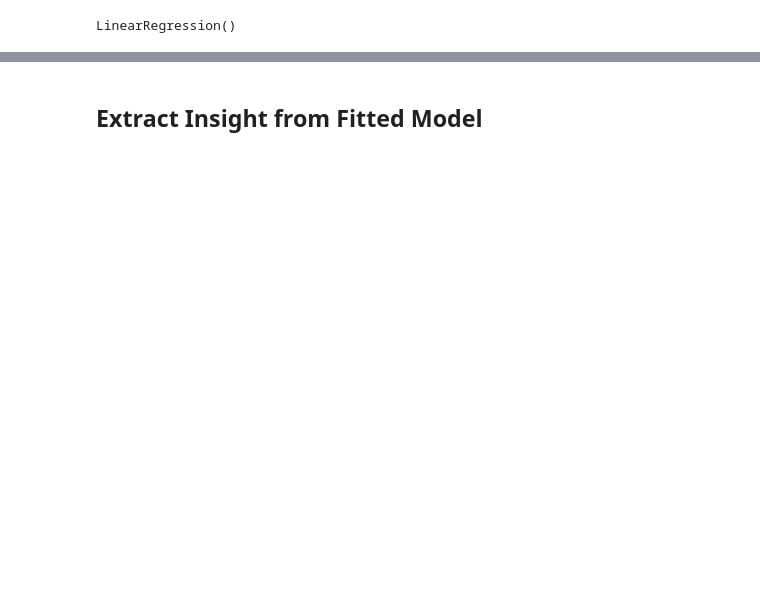
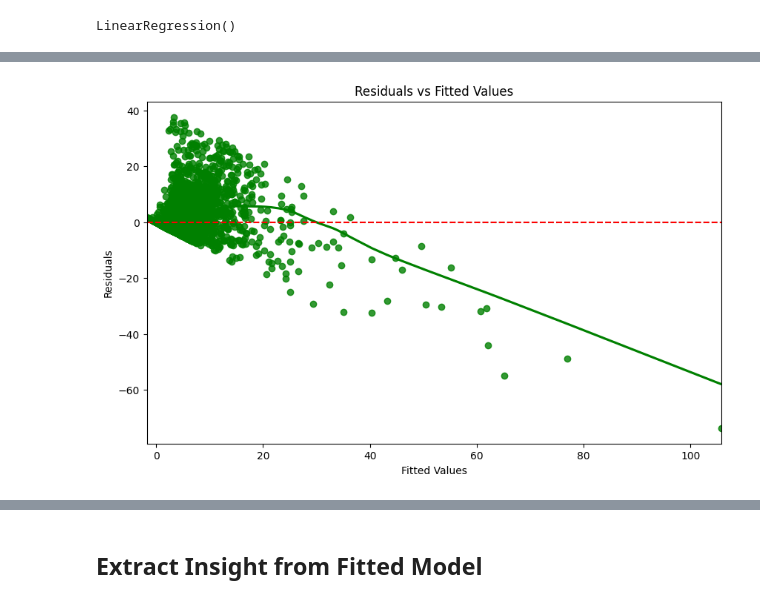
Before and after one commit to kritserv/analyze-how-python-developer-use-github, a Jupyter notebook: data_analysis.ipynb, the cells around one changed output, grey strips where cells are left out. Cells and saved outputs as stored; diff of their text form; code cells hidden in the pictures; blank space fills up the shorter version.

```diff
--- a/data_analysis.ipynb
+++ b/data_analysis.ipynb
@@ -468,0 +490,14 @@ LinearRegression()
+# %%
+y_train_pred = model.predict(X_train)
+# %%
+residuals = y_train - y_train_pred
+# %%
+plt.figure(figsize=(10, 6))
+sns.residplot(x=y_train_pred, y=residuals, lowess=True, color="g")
+plt.axhline(y=0, color="r", linestyle="--")
+plt.xlabel("Fitted Values")
+plt.ylabel("Residuals")
+plt.title("Residuals vs Fitted Values")
+plt.show()
+# %% [output]
+[figure, added]
```
Also changed, not shown: parts of 74 cells of this notebook, 1 other file.
